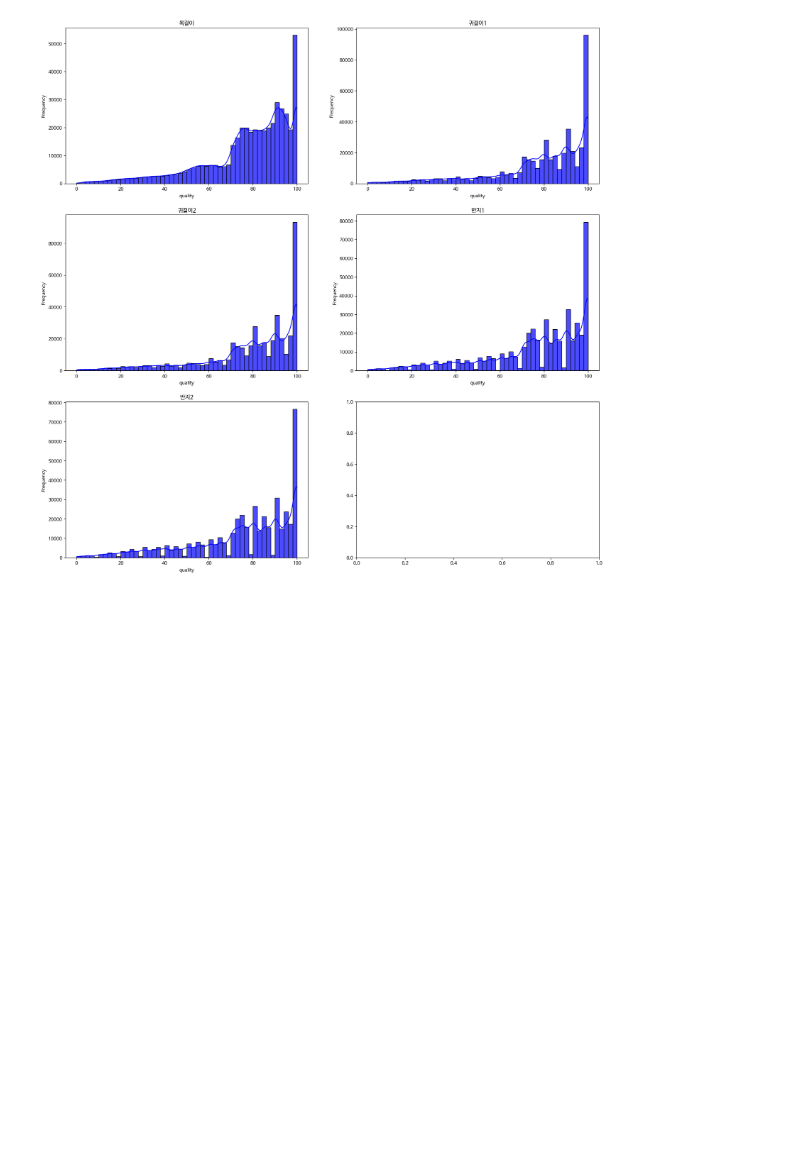
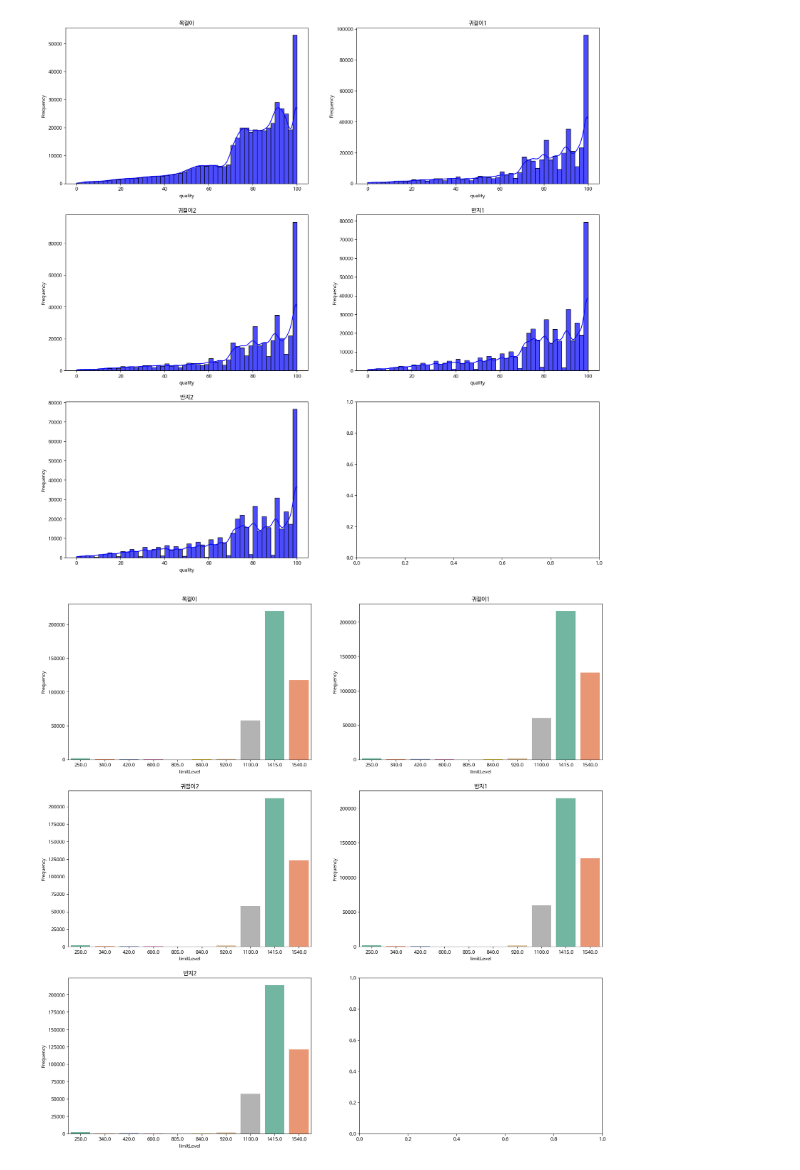
Before and after one commit to LeeNamGyu98/Lostark-API-DA, a Jupyter notebook: 05. EDA/Accessory.ipynb, the cells around one changed output. Cells and saved outputs as stored; diff of their text form; code cells hidden in the pictures; blank space fills up the shorter version.

```diff
--- a/05. EDA/Accessory.ipynb
+++ b/05. EDA/Accessory.ipynb
@@ -94,11 +93,10 @@ plt.show()
 # %%
-acc = accessories[:5].copy()
 fig, ax = plt.subplots(3, 2, figsize=(20, 20))
 idx = -1
 for i in range(3):
     for j in range(2):
         idx+=1
-        data = df[f'{acc[idx]}_quality']
+        data = df[f'{accessories[idx]}_quality']
         sns.histplot(data, bins=50, kde=True, alpha=0.7, color='b', ax=ax[i, j])
         ax[i, j].set_title(accessories[idx])
         ax[i, j].set_xlabel("quality")
@@ -107,3 +105,19 @@ for i in range(3):
 plt.show()
 # %% [output]
 [figure]
+# %%
+fig, ax = plt.subplots(3, 2, figsize=(20, 20))
+idx = -1
+column = 'limitLevel'
+for i in range(3):
+    for j in range(2):
+        idx+=1
+        data = df[f'{accessories[idx]}_{column}'].value_counts()
+        sns.barplot(x=data.index, y=data.values, palette='Set2', ax=ax[i, j])
+        ax[i, j].set_title(accessories[idx])
+        ax[i, j].set_xlabel(column)
+        ax[i, j].set_ylabel("Frequency")
+        if idx == 4: break
+plt.show()
+# %% [output]
+[figure, added]
```
Also changed, not shown: parts of 30 cells of this notebook, 1 other file.
